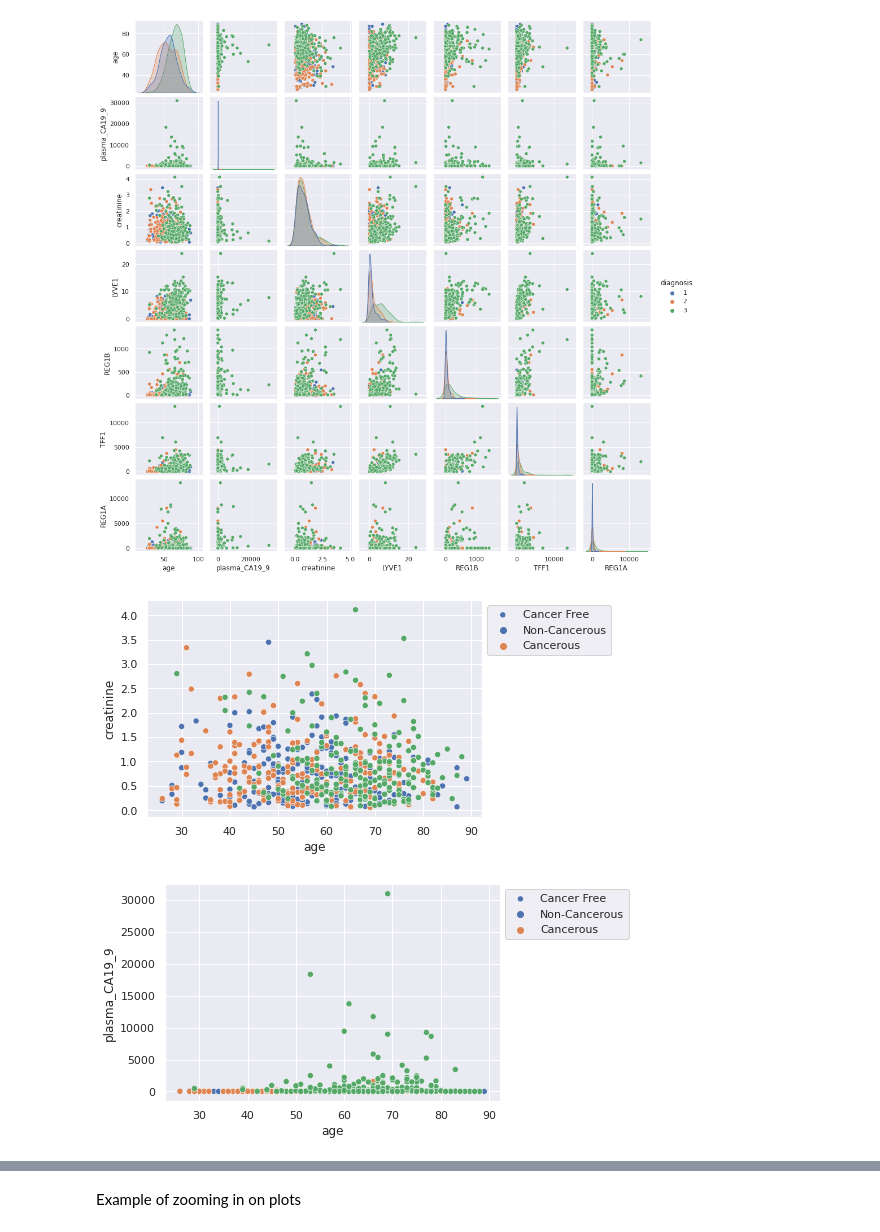
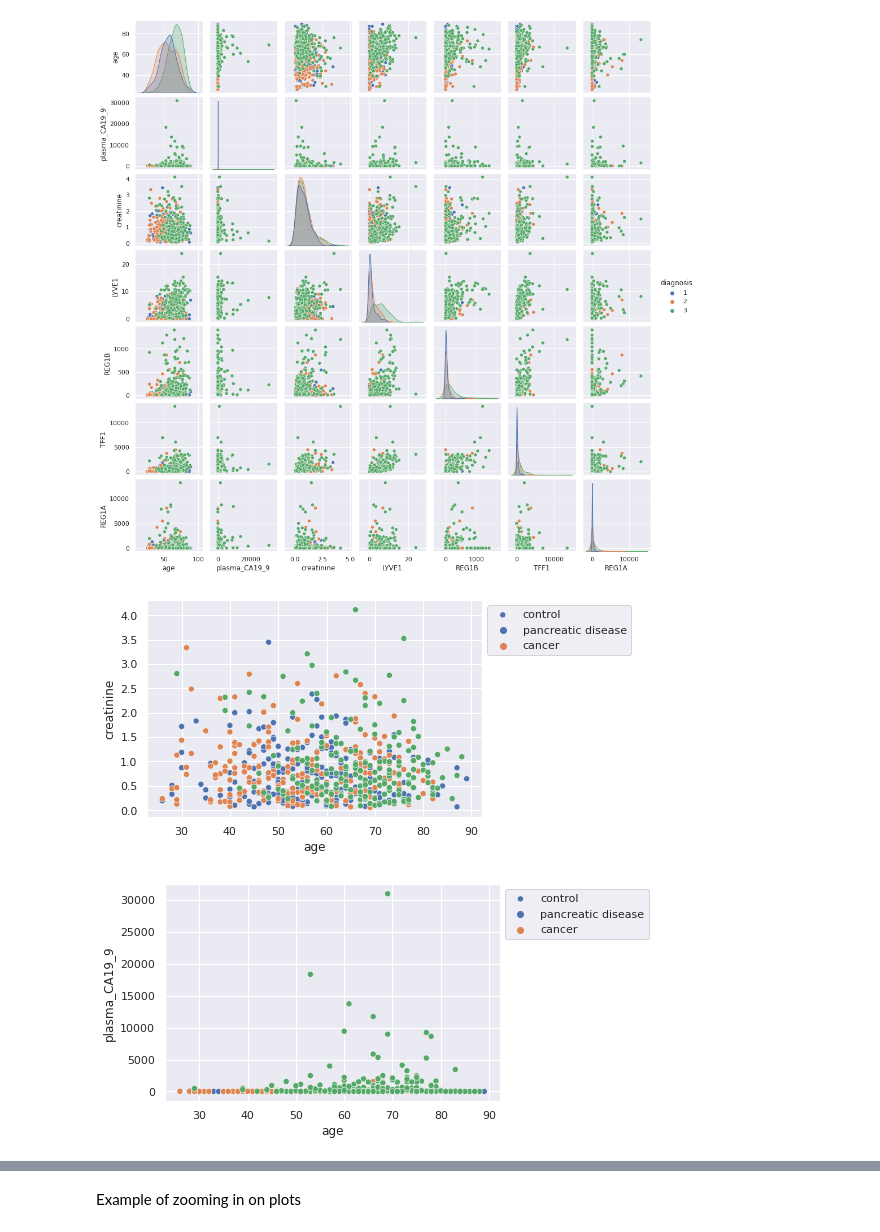
Before and after one commit to IndraniMandal/New-Revisions, a Jupyter notebook: Exploratory_analysis_Pancreatic_Cancer.ipynb, the cells around one changed output, grey strips where cells are left out. Drawn from its saved outputs; the diff is of its cells as text; code cells hidden in the pictures.

```diff
--- a/Exploratory_analysis_Pancreatic_Cancer.ipynb
+++ b/Exploratory_analysis_Pancreatic_Cancer.ipynb
@@ -56,6 +54,6 @@ df2 = df.copy()
 # %%
 for c in df.columns:
-    df[c].fillna(df[c].mode()[0], inplace=True)
+    df[c].fillna(0,inplace = True)
 
 df.isnull().sum()
 # %% [output]
@@ -69,9 +67,6 @@ REG1B            0
 TFF1             0
 REG1A            0
 dtype: int64
-# %%
-df["REG1A"].fillna(0,inplace = True)
-df["plasma_CA19_9"].fillna(0,inplace = True)
 # %% [markdown]
 # Data Exploration
 # %% [markdown]
@@ -195,15 +209,15 @@ def fn_color(x):
 color_vector = df['diagnosis'].map(fn_color)
 # %%
 sns.scatterplot(data=df, x="age", y="creatinine", hue="diagnosis", palette="deep")
-plt.legend(labels=["Cancer Free","Non-Cancerous", "Cancerous"], loc = 2, bbox_to_anchor = (1,1))
+plt.legend(labels=['control', 'pancreatic disease', 'cancer'], loc = 2, bbox_to_anchor = (1,1))
 plt.show ()
 # %% [output]
-[figure, old version]
+[figure, new version]
 # %%
 sns.scatterplot(data=df, x="age", y="plasma_CA19_9", hue="diagnosis", palette="deep")
-plt.legend(labels=["Cancer Free","Non-Cancerous", "Cancerous"], loc = 2, bbox_to_anchor = (1,1))
+plt.legend(labels=['control', 'pancreatic disease', 'cancer'], loc = 2, bbox_to_anchor = (1,1))
 plt.show()
 # %% [output]
-[figure, old version]
+[figure, new version]
 # %%
 sns.scatterplot(data = df, x = 'REG1B' , y = "creatinine", hue = 'diagnosis' , palette = 'deep')
```
Also changed, not shown: parts of 12 cells of this notebook.
